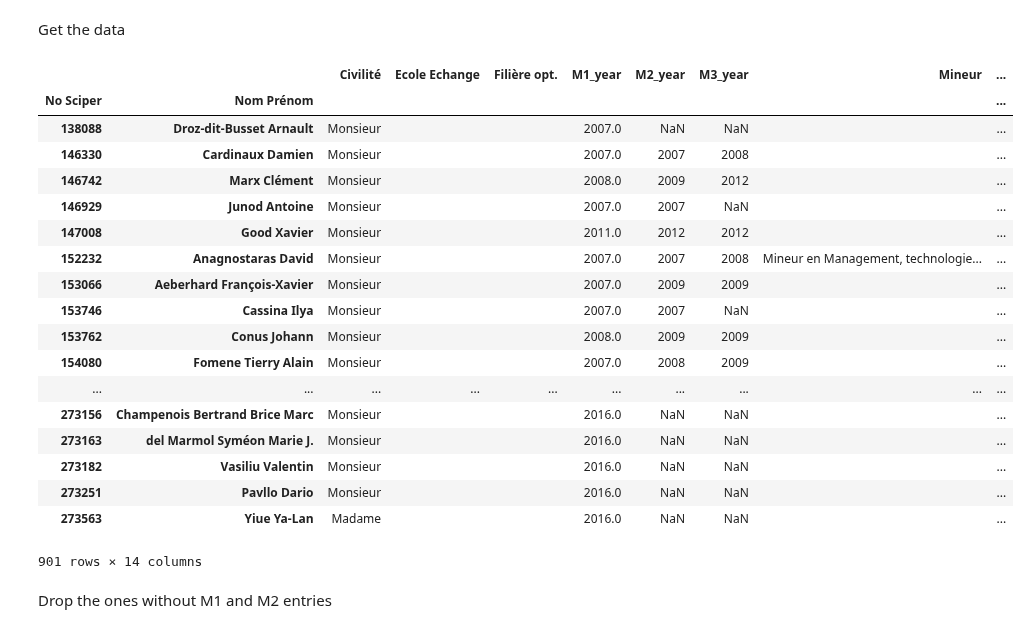
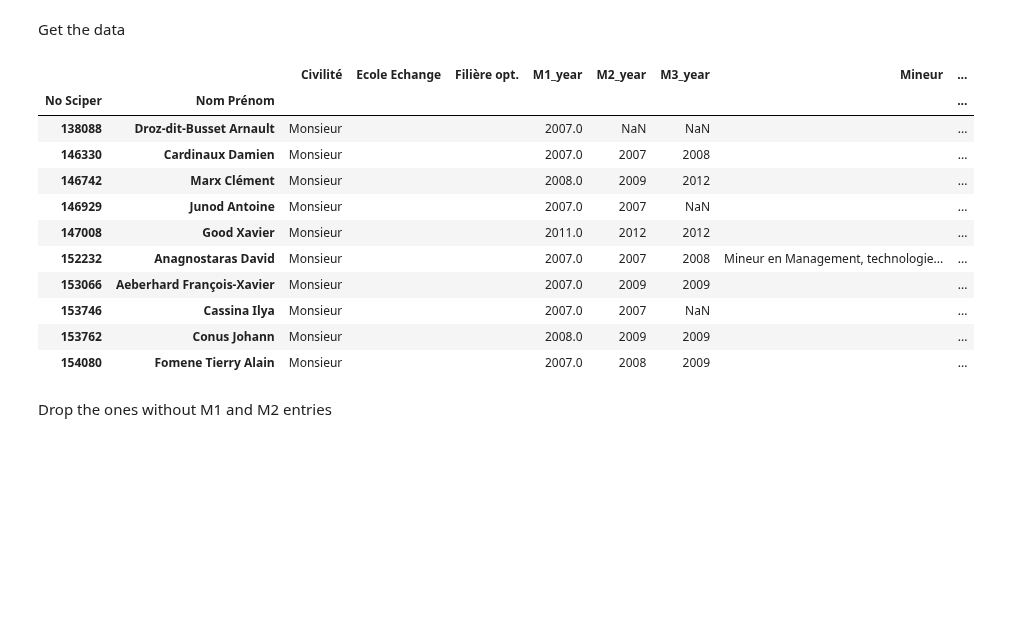
Before and after one commit to semplea/adaepfl-hw, a Jupyter notebook: 02 - Data from the Web/data_mining.ipynb, the cells around one changed output. Saved outputs shown, nothing was run; the diff lists cells and outputs as text; code cells hidden in the pictures; blank space fills up the shorter version.

```diff
--- a/02 - Data from the Web/data_mining.ipynb
+++ b/02 - Data from the Web/data_mining.ipynb
@@ -249,27 +304,20 @@ for year in range(2007, 2017):
     df_master.update(df_p1)
     df_master.update(df_p2)
 # %%
-df_master
+df_master.head(10)
 # %% [output]
 |  |  | Civilité | Ecole Echange | Filière opt. | M1_year | M2_year | M3_year | Mineur | ... |
 | No Sciper | Nom Prénom |  |  |  |  |  |  |  | ... |
 | 138088 | Droz-dit-Busset Arnault | Monsieur |  |  | 2007.0 | NaN | NaN |  | ... |
 | 146330 | Cardinaux Damien | Monsieur |  |  | 2007.0 | 2007 | 2008 |  | ... |
 | 146742 | Marx Clément | Monsieur |  |  | 2008.0 | 2009 | 2012 |  | ... |
 | 146929 | Junod Antoine | Monsieur |  |  | 2007.0 | 2007 | NaN |  | ... |
 | 147008 | Good Xavier | Monsieur |  |  | 2011.0 | 2012 | 2012 |  | ... |
 | 152232 | Anagnostaras David | Monsieur |  |  | 2007.0 | 2007 | 2008 | Mineur en Management, technologie... | ... |
 | 153066 | Aeberhard François-Xavier | Monsieur |  |  | 2007.0 | 2009 | 2009 |  | ... |
 | 153746 | Cassina Ilya | Monsieur |  |  | 2007.0 | 2007 | NaN |  | ... |
 | 153762 | Conus Johann | Monsieur |  |  | 2008.0 | 2009 | 2009 |  | ... |
 | 154080 | Fomene Tierry Alain | Monsieur |  |  | 2007.0 | 2008 | 2009 |  | ... |
-| ... | ... | ... | ... | ... | ... | ... | ... | ... | ... |
-| 273156 | Champenois Bertrand Brice Marc | Monsieur |  |  | 2016.0 | NaN | NaN |  | ... |
-| 273163 | del Marmol Syméon Marie J. | Monsieur |  |  | 2016.0 | NaN | NaN |  | ... |
-| 273182 | Vasiliu Valentin | Monsieur |  |  | 2016.0 | NaN | NaN |  | ... |
-| 273251 | Pavllo Dario | Monsieur |  |  | 2016.0 | NaN | NaN |  | ... |
-| 273563 | Yiue Ya-Lan | Madame |  |  | 2016.0 | NaN | NaN |  | ... |
-901 rows × 14 columns
 # %% [markdown]
 Drop the ones without M1 and M2 entries
 # %%
```
Also changed, not shown: parts of 20 cells of this notebook, 1 other file.
